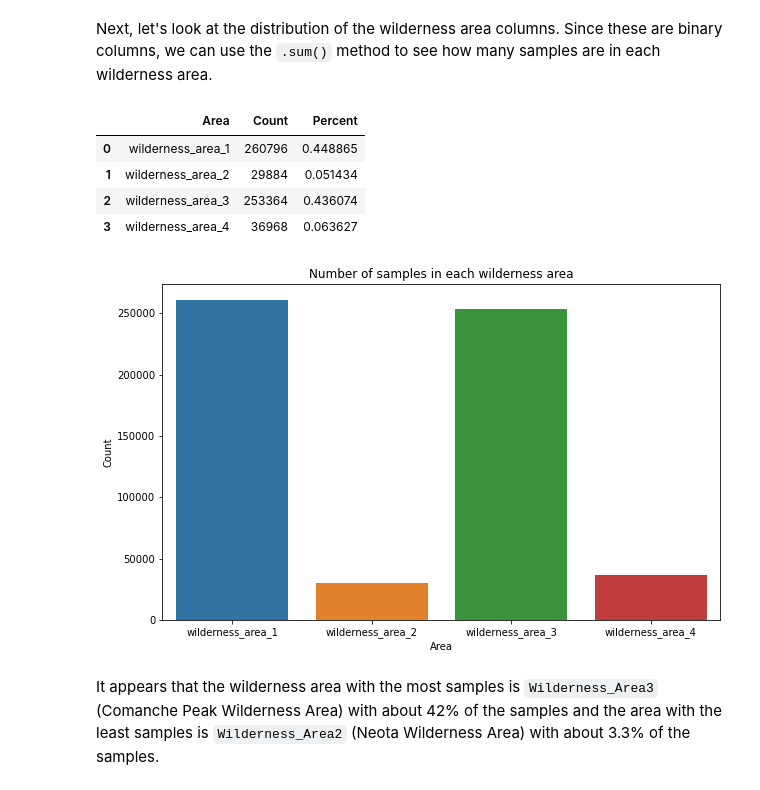
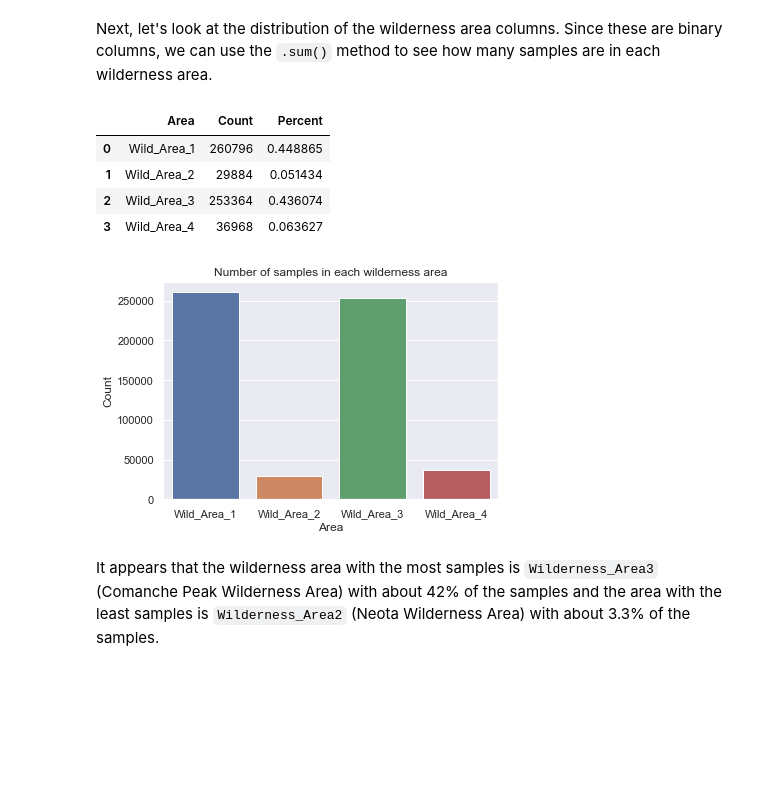
Before and after one commit to JardinDantzler/DS160_Final_Project_CNP_JDD, a Jupyter notebook: DS160_Final_Project_CNP_JDD.ipynb, the cells around one changed output. Cells and saved outputs as stored; diff of their text form; code cells hidden in the pictures; blank space fills up the shorter version.

```diff
--- a/DS160_Final_Project_CNP_JDD.ipynb
+++ b/DS160_Final_Project_CNP_JDD.ipynb
@@ -129,7 +152,8 @@ pd.set_option('display.max_columns', None)
 # %% [markdown]
 Let's import our data into a `pandas` `DataFrame` object. Each row represents an individual square of forest. The columns are described in the introduction.
 # %%
-pull_from_kaggle = pd.read_csv('kaggle_data_download/forest-cover-type-prediction/train.csv')
+# load dataset
+data = pd.read_csv('covtype.data', header=None, names=attributes + [target], dtype=dtypes_dict)
 # %% [markdown]
 ## Exploratory data analysis
 # %% [markdown]
@@ -240,14 +241,14 @@ Index(['elevation', 'aspect', 'slope', 'horizontal_distance_to_hydrology',
       dtype='object')
 # %%
-wilderness_areas = ['wilderness_area_1','wilderness_area_2', 'wilderness_area_3', 'wilderness_area_4']
-soil_types = ['soil_type1', 'soil_type2', 'soil_type3', 'soil_type4', 'soil_type5',
-       'soil_type6', 'soil_type7', 'soil_type8', 'soil_type9', 'soil_type10',
-       'soil_type11', 'soil_type12', 'soil_type13', 'soil_type14',
-       'soil_type15', 'soil_type16', 'soil_type17', 'soil_type18',
-       'soil_type19', 'soil_type20', 'soil_type21', 'soil_type22',
-       'soil_type23', 'soil_type24', 'soil_type25', 'soil_type26',
-       'soil_type27', 'soil_type28', 'soil_type29', 'soil_type30',
-       'soil_type31', 'soil_type32', 'soil_type33', 'soil_type34',
-       'soil_type35', 'soil_type36', 'soil_type37', 'soil_type38',
-       'soil_type39', 'soil_type40']
+wilderness_areas = ['Wild_Area_1', 'Wild_Area_2', 'Wild_Area_3','Wild_Area_4']
+soil_types = ['Soil_Type1', 'Soil_Type2', 'Soil_Type3', 'Soil_Type4',
+       'Soil_Type5', 'Soil_Type6', 'Soil_Type7', 'Soil_Type8', 'Soil_Type9',
+       'Soil_Type10', 'Soil_Type11', 'Soil_Type12', 'Soil_Type13',
+       'Soil_Type14', 'Soil_Type15', 'Soil_Type16', 'Soil_Type17',
+       'Soil_Type18', 'Soil_Type19', 'Soil_Type20', 'Soil_Type21',
+       'Soil_Type22', 'Soil_Type23', 'Soil_Type24', 'Soil_Type25',
+       'Soil_Type26', 'Soil_Type27', 'Soil_Type28', 'Soil_Type29',
+       'Soil_Type30', 'Soil_Type31', 'Soil_Type32', 'Soil_Type33',
+       'Soil_Type34', 'Soil_Type35', 'Soil_Type36', 'Soil_Type37',
+       'Soil_Type38', 'Soil_Type39', 'Soil_Type40']
 # %%
@@ -330,20 +372,20 @@ Next, let's look at the distribution of the `Horizontal_Distance_To_Fire_Points`
 # %% [markdown]
 Next, let's look at the distribution of the wilderness area columns. Since these are binary columns, we can use the `.sum()` method to see how many samples are in each wilderness area.
 # %%
-wilderness_area_df = forests[wilderness_areas].sum().reset_index().rename(columns={'index': 'Area', 0:'Count'})
-wilderness_area_df['Percent'] = wilderness_area_df['Count']/len(forests)
+wilderness_area_df = data[wilderness_areas].sum().reset_index().rename(columns={'index': 'Area', 0:'Count'})
+wilderness_area_df['Percent'] = wilderness_area_df['Count']/len(data)
 display(wilderness_area_df)
 
 sns.barplot(data=wilderness_area_df, x='Area', y='Count')
 plt.title('Number of samples in each wilderness area')
 plt.show()
 # %% [output]
 |  | Area | Count | Percent |
-| 0 | wilderness_area_1 | 260796 | 0.448865 |
-| 1 | wilderness_area_2 | 29884 | 0.051434 |
-| 2 | wilderness_area_3 | 253364 | 0.436074 |
-| 3 | wilderness_area_4 | 36968 | 0.063627 |
+| 0 | Wild_Area_1 | 260796 | 0.448865 |
+| 1 | Wild_Area_2 | 29884 | 0.051434 |
+| 2 | Wild_Area_3 | 253364 | 0.436074 |
+| 3 | Wild_Area_4 | 36968 | 0.063627 |
-[figure, old version]
+[figure, new version]
 # %% [markdown]
 It appears that the wilderness area with the most samples is `Wilderness_Area3` (Comanche Peak Wilderness Area) with about 42% of the samples and the area with the least samples is `Wilderness_Area2` (Neota Wilderness Area) with about 3.3% of the samples.
 # %% [markdown]
```
Also changed, not shown: parts of 61 cells of this notebook, 13 other files.
